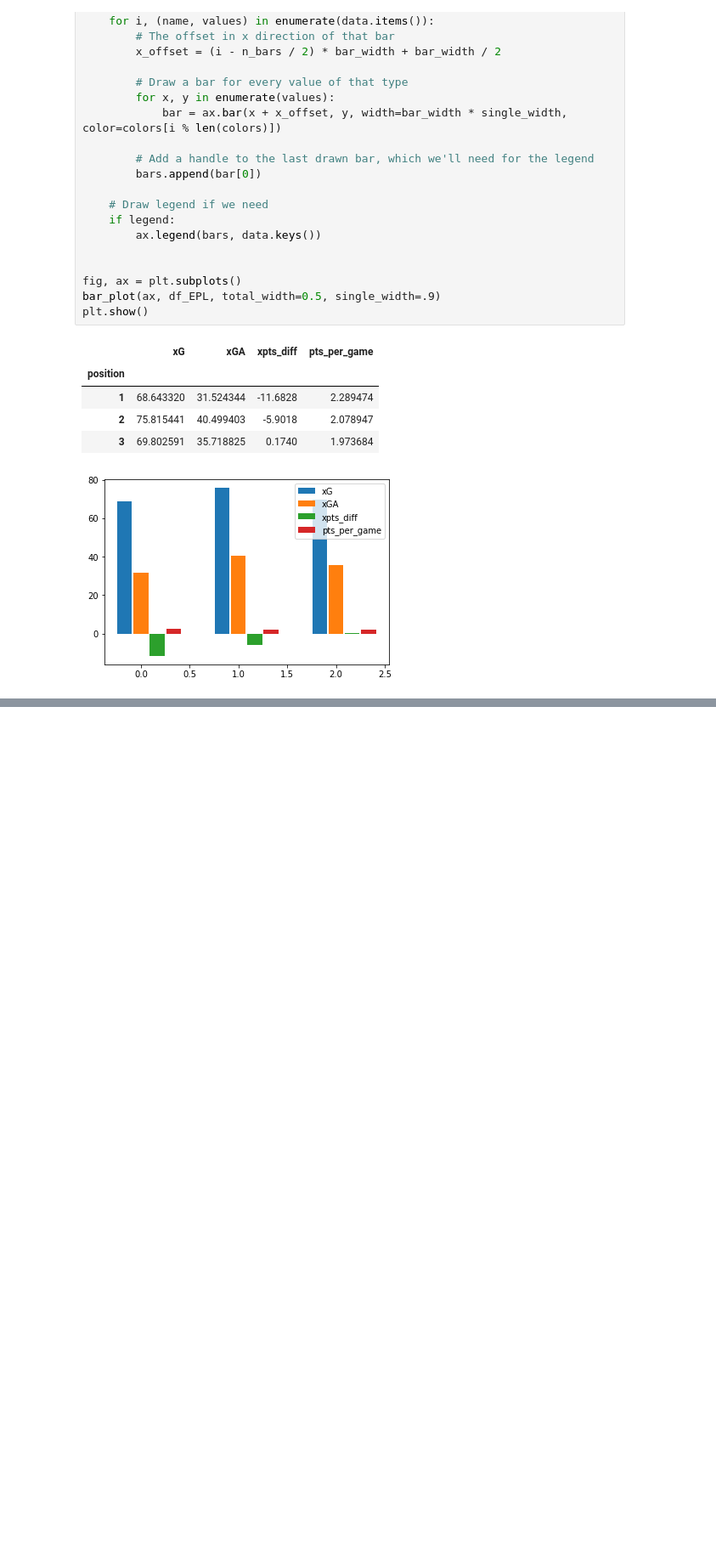
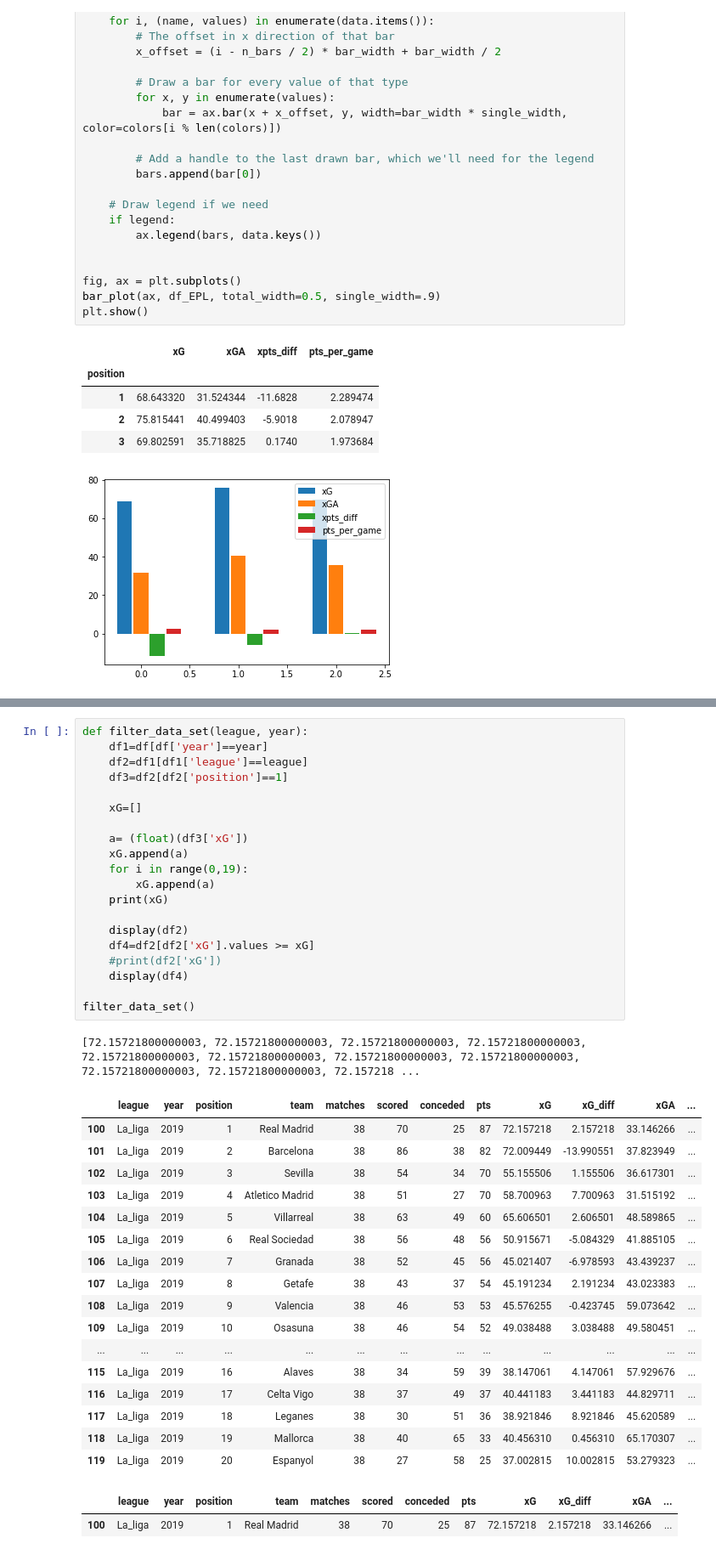
Before and after one commit to data301-2021-summer2/football-metrics-analysis, a Jupyter notebook: analysis/Lakshay Karnwal/EDA.ipynb, the cells around one changed output, grey strips where cells are left out. Shown at 85% size. Drawn from its saved outputs; the diff is of its cells as text; blank space fills up the shorter version.

```diff
--- a/analysis/Lakshay Karnwal/EDA.ipynb
+++ b/analysis/Lakshay Karnwal/EDA.ipynb
@@ -121,0 +187,41 @@ plt.show()
+# %%
+def filter_data_set(league, year):
+    df1=df[df['year']==year]
+    df2=df1[df1['league']==league]
+    df3=df2[df2['position']==1]
+
+    xG=[]
+
+    a= (float)(df3['xG'])
+    xG.append(a)
+    for i in range(0,19):
+        xG.append(a)
+    print(xG)
+
+    display(df2)
+    df4=df2[df2['xG'].values >= xG]
+    #print(df2['xG'])
+    display(df4)
+
+filter_data_set()
+# %% [output]
+[72.15721800000003, 72.15721800000003, 72.15721800000003, 72.15721800000003, 72.15721800000003, 72.15721800000003, 72.15721800000003, 72.15721800000003, 72.15721800000003, 72.15721800000003, 72.157218 ...
+|  | league | year | position | team | matches | scored | conceded | pts | xG | xG_diff | xGA | ... |
+| 100 | La_liga | 2019 | 1 | Real Madrid | 38 | 70 | 25 | 87 | 72.157218 | 2.157218 | 33.146266 | ... |
+| 101 | La_liga | 2019 | 2 | Barcelona | 38 | 86 | 38 | 82 | 72.009449 | -13.990551 | 37.823949 | ... |
+| 102 | La_liga | 2019 | 3 | Sevilla | 38 | 54 | 34 | 70 | 55.155506 | 1.155506 | 36.617301 | ... |
+| 103 | La_liga | 2019 | 4 | Atletico Madrid | 38 | 51 | 27 | 70 | 58.700963 | 7.700963 | 31.515192 | ... |
+| 104 | La_liga | 2019 | 5 | Villarreal | 38 | 63 | 49 | 60 | 65.606501 | 2.606501 | 48.589865 | ... |
+| 105 | La_liga | 2019 | 6 | Real Sociedad | 38 | 56 | 48 | 56 | 50.915671 | -5.084329 | 41.885105 | ... |
+| 106 | La_liga | 2019 | 7 | Granada | 38 | 52 | 45 | 56 | 45.021407 | -6.978593 | 43.439237 | ... |
+| 107 | La_liga | 2019 | 8 | Getafe | 38 | 43 | 37 | 54 | 45.191234 | 2.191234 | 43.023383 | ... |
+| 108 | La_liga | 2019 | 9 | Valencia | 38 | 46 | 53 | 53 | 45.576255 | -0.423745 | 59.073642 | ... |
+| 109 | La_liga | 2019 | 10 | Osasuna | 38 | 46 | 54 | 52 | 49.038488 | 3.038488 | 49.580451 | ... |
+| ... | ... | ... | ... | ... | ... | ... | ... | ... | ... | ... | ... | ... |
+| 115 | La_liga | 2019 | 16 | Alaves | 38 | 34 | 59 | 39 | 38.147061 | 4.147061 | 57.929676 | ... |
+| 116 | La_liga | 2019 | 17 | Celta Vigo | 38 | 37 | 49 | 37 | 40.441183 | 3.441183 | 44.829711 | ... |
+| 117 | La_liga | 2019 | 18 | Leganes | 38 | 30 | 51 | 36 | 38.921846 | 8.921846 | 45.620589 | ... |
+| 118 | La_liga | 2019 | 19 | Mallorca | 38 | 40 | 65 | 33 | 40.456310 | 0.456310 | 65.170307 | ... |
+| 119 | La_liga | 2019 | 20 | Espanyol | 38 | 27 | 58 | 25 | 37.002815 | 10.002815 | 53.279323 | ... |
+|  | league | year | position | team | matches | scored | conceded | pts | xG | xG_diff | xGA | ... |
+| 100 | La_liga | 2019 | 1 | Real Madrid | 38 | 70 | 25 | 87 | 72.157218 | 2.157218 | 33.146266 | ... |
```
Also changed, not shown: parts of 3 cells of this notebook, 1 other file.
